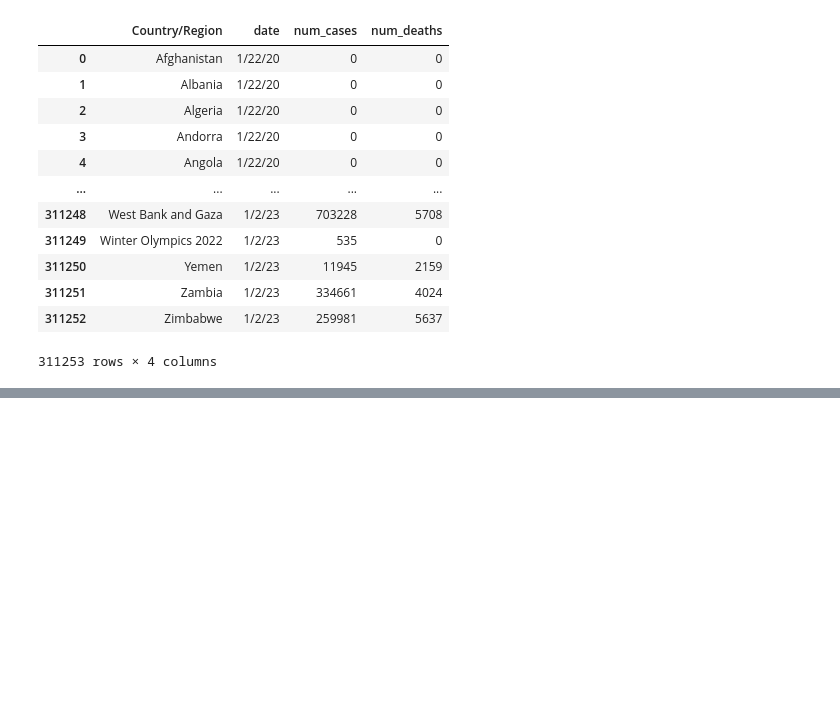
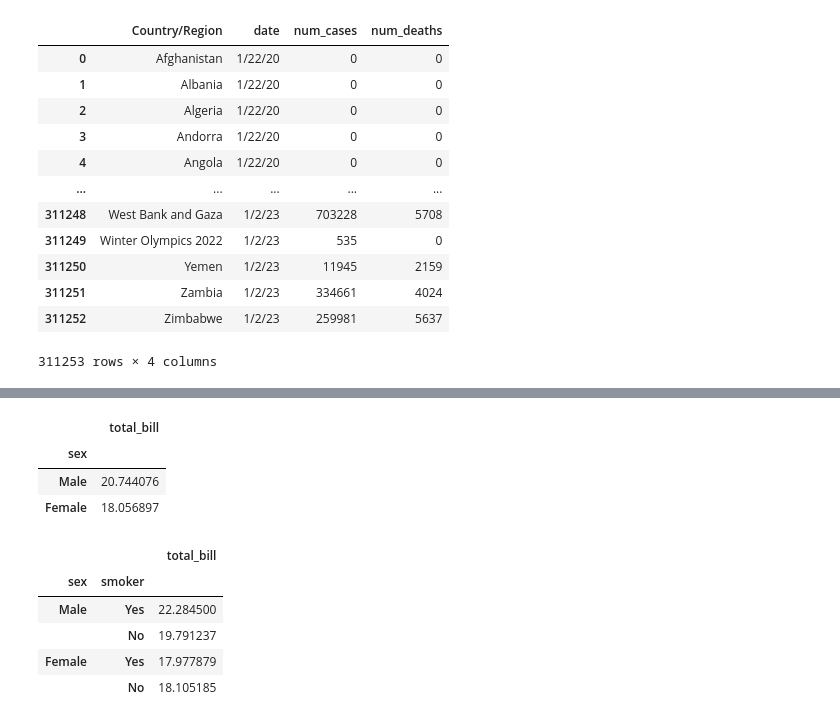
Before and after one commit to Muhammad-Waleed-Source/Pandas, a Jupyter notebook: Pandas_6_MultiIndex_Series_and_DataFrames.ipynb, the cells around one changed output, grey strips where cells are left out. Saved outputs shown, nothing was run; the diff lists cells and outputs as text; code cells hidden in the pictures; blank space fills up the shorter version.

```diff
--- a/Pandas_6_MultiIndex_Series_and_DataFrames.ipynb
+++ b/Pandas_6_MultiIndex_Series_and_DataFrames.ipynb
@@ -1120,0 +1141,23 @@ confirm.merge(death,on=['Province/State','Country/Region','Lat','Long','date'])[
+# %%
+# What if we want to check the avg total bill paid by females and males. We can do it using multiple ways.
+
+# 1. using groupby
+df.groupby('sex')[['total_bill']].mean()
+# %% [output]
+|  | total_bill |
+| sex |  |
+| Male | 20.744076 |
+| Female | 18.056897 |
+# %%
+# What if we want the avg total bill paid by females and males based on either they are smokers or not.
+
+df.groupby(['sex', 'smoker'])[['total_bill']].mean()
+
+# Here we got a multi-index dataframe.
+# %% [output]
+|  |  | total_bill |
+| sex | smoker |  |
+| Male | Yes | 22.284500 |
+|  | No | 19.791237 |
+| Female | Yes | 17.977879 |
+|  | No | 18.105185 |
```
Also changed, not shown: parts of 6 cells of this notebook.
